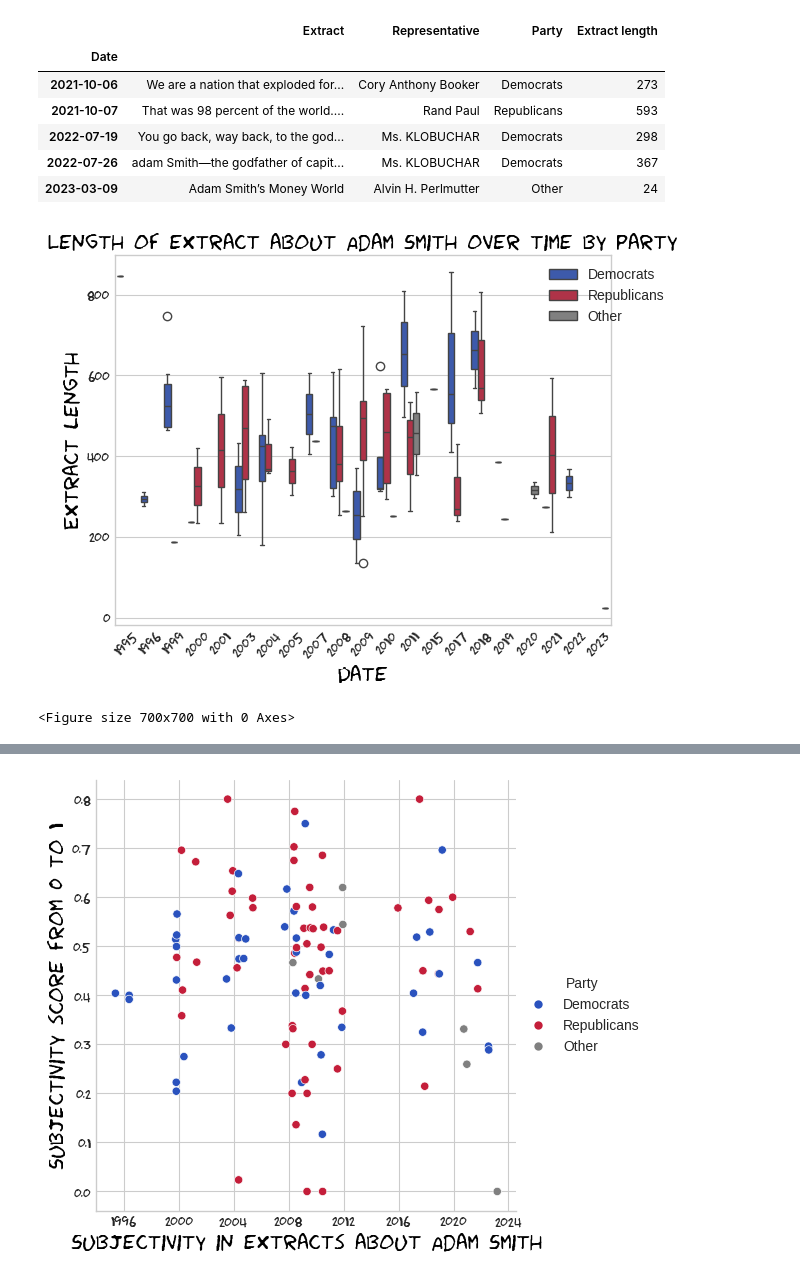
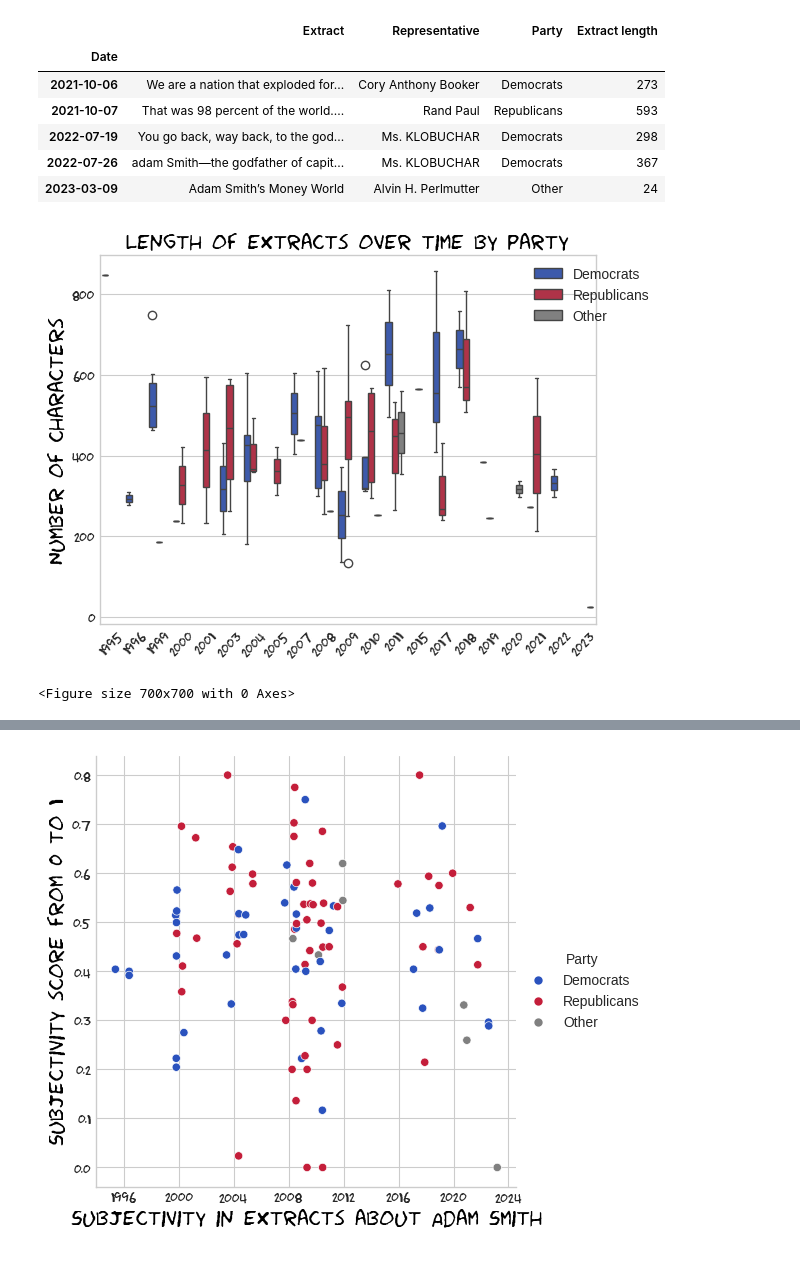
Before and after one commit to yuliiabosher/Adam_Smith_project, a Jupyter notebook: Visualisations.ipynb, the cells around one changed output, grey strips where cells are left out. Saved outputs shown, nothing was run; the diff lists cells and outputs as text; code cells hidden in the pictures.

Commit message:
removed xlabel from the boxplot chart

```diff
--- a/Visualisations.ipynb
+++ b/Visualisations.ipynb
@@ -391,19 +393,20 @@ display(df.tail())
 # %%
 def create_boxplots_of_text_length(df):
   fig, ax = plt.subplots()
   g = sns.boxplot(ax=ax, x=df.index.year, y=df['Extract length'], hue=df['Party'], palette=['#2a52be', '#C41E3A', 'grey', 'black'])
   plt.legend(bbox_to_anchor = [0.85, 1.0])
   font = {'family':'fantasy','color':'black','size':15}
   plt.xticks(fontname="fantasy", rotation=45)
   plt.xlabel('Date', fontdict = font)
   plt.yticks(fontname="fantasy")
-  plt.ylabel('Extract length', fontdict = font)
-  plt.title('Length of extract about Adam Smith over time by party', fontdict = font)
+  plt.ylabel('Number of characters', fontdict = font)
+  plt.xlabel("")
+  plt.title('Length of extracts over time by party', fontdict = font)
   plt.figure(figsize=[7,7])
   fig.savefig('boxplots.png', dpi=1000)
 create_boxplots_of_text_length(df)
 # %% [output]
-[figure, old version]
+[figure, new version]
 <Figure size 700x700 with 0 Axes>
 # %%
 def check_sentiment(df):
```
Also changed, not shown: parts of 3 cells of this notebook.
